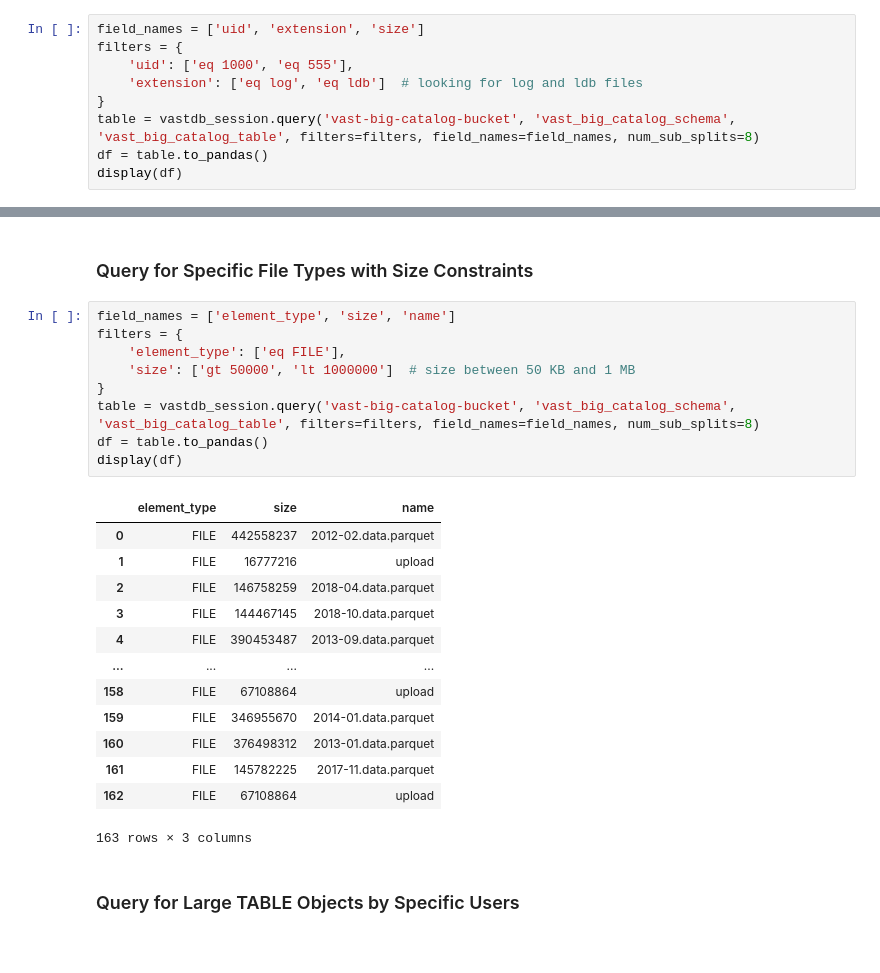
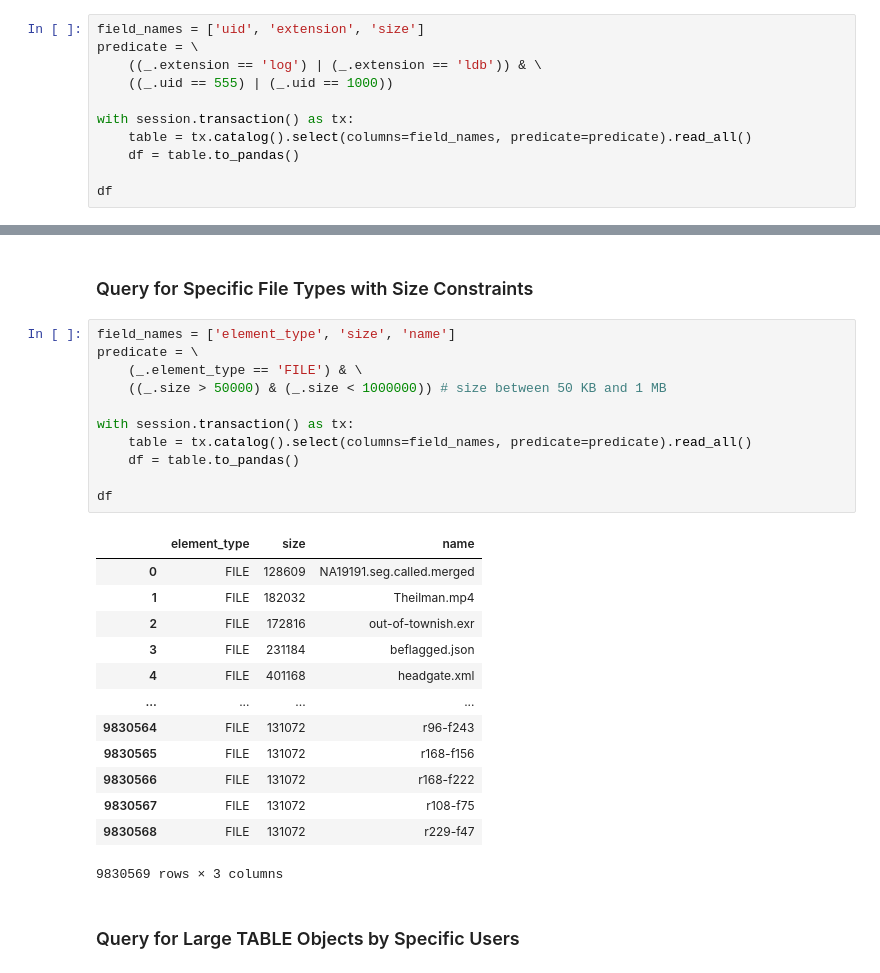
Before and after one commit to snowch/vast-docker-compose-examples, a Jupyter notebook: jupyter-pyspark/examples/catalog/python-sdk-vast-catalog.ipynb, the cells around one changed output, grey strips where cells are left out. Saved outputs shown, nothing was run; the diff lists cells and outputs as text.

```diff
--- a/jupyter-pyspark/examples/catalog/python-sdk-vast-catalog.ipynb
+++ b/jupyter-pyspark/examples/catalog/python-sdk-vast-catalog.ipynb
@@ -261,12 +257,14 @@ All of the following code needs to be migrated to the new VastDB api
 ### Query for Objects Based on User and Specific Extensions
 # %%
 field_names = ['uid', 'extension', 'size']
-filters = {
-    'uid': ['eq 1000', 'eq 555'],
-    'extension': ['eq log', 'eq ldb']  # looking for log and ldb files
-}
-table = vastdb_session.query('vast-big-catalog-bucket', 'vast_big_catalog_schema', 'vast_big_catalog_table', filters=filters, field_names=field_names, num_sub_splits=8)
-df = table.to_pandas()
-display(df)
+predicate = \
+    ((_.extension == 'log') | (_.extension == 'ldb')) & \
+    ((_.uid == 555) | (_.uid == 1000))
+
+with session.transaction() as tx:
+    table = tx.catalog().select(columns=field_names, predicate=predicate).read_all()
+    df = table.to_pandas()
+
+df
 # %% [output]
 |  | uid | extension | size |
@@ -290,27 +284,29 @@ display(df)
 ### Query for Specific File Types with Size Constraints
 # %%
 field_names = ['element_type', 'size', 'name']
-filters = {
-    'element_type': ['eq FILE'],
-    'size': ['gt 50000', 'lt 1000000']  # size between 50 KB and 1 MB
-}
-table = vastdb_session.query('vast-big-catalog-bucket', 'vast_big_catalog_schema', 'vast_big_catalog_table', filters=filters, field_names=field_names, num_sub_splits=8)
-df = table.to_pandas()
-display(df)
+predicate = \
+    (_.element_type == 'FILE') & \
+    ((_.size > 50000) & (_.size < 1000000)) # size between 50 KB and 1 MB
+
+with session.transaction() as tx:
+    table = tx.catalog().select(columns=field_names, predicate=predicate).read_all()
+    df = table.to_pandas()
+
+df
 # %% [output]
 |  | element_type | size | name |
-| 0 | FILE | 442558237 | 2012-02.data.parquet |
-| 1 | FILE | 16777216 | upload |
-| 2 | FILE | 146758259 | 2018-04.data.parquet |
-| 3 | FILE | 144467145 | 2018-10.data.parquet |
-| 4 | FILE | 390453487 | 2013-09.data.parquet |
+| 0 | FILE | 128609 | NA19191.seg.called.merged |
+| 1 | FILE | 182032 | Theilman.mp4 |
+| 2 | FILE | 172816 | out-of-townish.exr |
+| 3 | FILE | 231184 | beflagged.json |
+| 4 | FILE | 401168 | headgate.xml |
 | ... | ... | ... | ... |
-| 158 | FILE | 67108864 | upload |
-| 159 | FILE | 346955670 | 2014-01.data.parquet |
-| 160 | FILE | 376498312 | 2013-01.data.parquet |
-| 161 | FILE | 145782225 | 2017-11.data.parquet |
-| 162 | FILE | 67108864 | upload |
+| 9830564 | FILE | 131072 | r96-f243 |
+| 9830565 | FILE | 131072 | r168-f156 |
+| 9830566 | FILE | 131072 | r168-f222 |
+| 9830567 | FILE | 131072 | r108-f75 |
+| 9830568 | FILE | 131072 | r229-f47 |
-163 rows × 3 columns
+9830569 rows × 3 columns
 # %% [markdown]
 ### Query for Large TABLE Objects by Specific Users
 # %%
```
Also changed, not shown: parts of 4 cells of this notebook.
